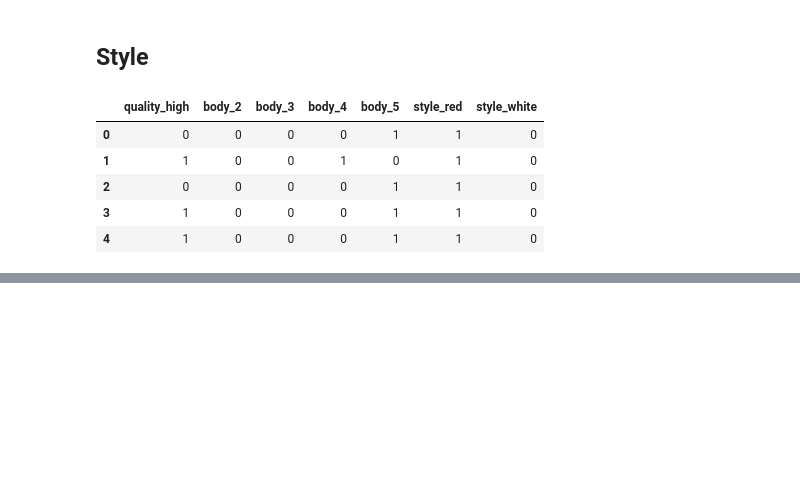
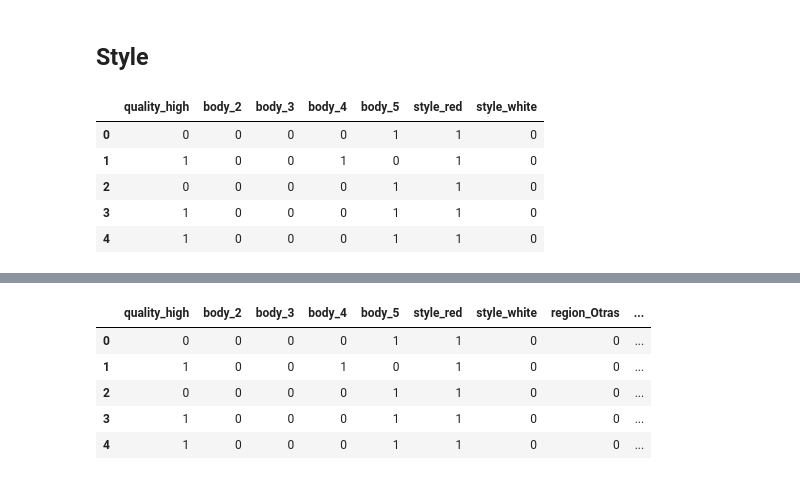
Before and after one commit to car-vigo/vinos-corderhouse, a Jupyter notebook: notebooks/3.0-feature-engineering.ipynb, the cells around one changed output, grey strips where cells are left out. Cells and saved outputs as stored; diff of their text form; code cells hidden in the pictures; blank space fills up the shorter version.

```diff
--- a/notebooks/3.0-feature-engineering.ipynb
+++ b/notebooks/3.0-feature-engineering.ipynb
@@ -369,8 +366,3 @@ columns_not_numeric = [col for col in df_wine.columns if col not in df_wine_nume
 columns_not_numeric
 # %% [output]
 ['quality', 'style', 'rating', 'region', 'body']
-# %%
-# Agregamos las columnas no numericas a la transformacion
-# No hacer esto y concatenar al final
-df_wine_transform_pca = pd.concat([df_wine_transform_pca, df_wine[columns_not_numeric]], axis=1)
-df_wine_transform_pca.head()
@@ -467,0 +490,11 @@ df_wine_encoding.head()
+# %%
+# Merge de las dos tablas
+df_wine_complete = pd.concat([df_wine_encoding, df_wine_transform_pca], axis=1)
+df_wine_complete.head()
+# %% [output]
+|  | quality_high | body_2 | body_3 | body_4 | body_5 | style_red | style_white | region_Otras | ... |
+| 0 | 0 | 0 | 0 | 0 | 1 | 1 | 0 | 0 | ... |
+| 1 | 1 | 0 | 0 | 1 | 0 | 1 | 0 | 0 | ... |
+| 2 | 0 | 0 | 0 | 0 | 1 | 1 | 0 | 0 | ... |
+| 3 | 1 | 0 | 0 | 0 | 1 | 1 | 0 | 0 | ... |
+| 4 | 1 | 0 | 0 | 0 | 1 | 1 | 0 | 0 | ... |
```
Also changed, not shown: parts of 12 cells of this notebook, 2 other files.
